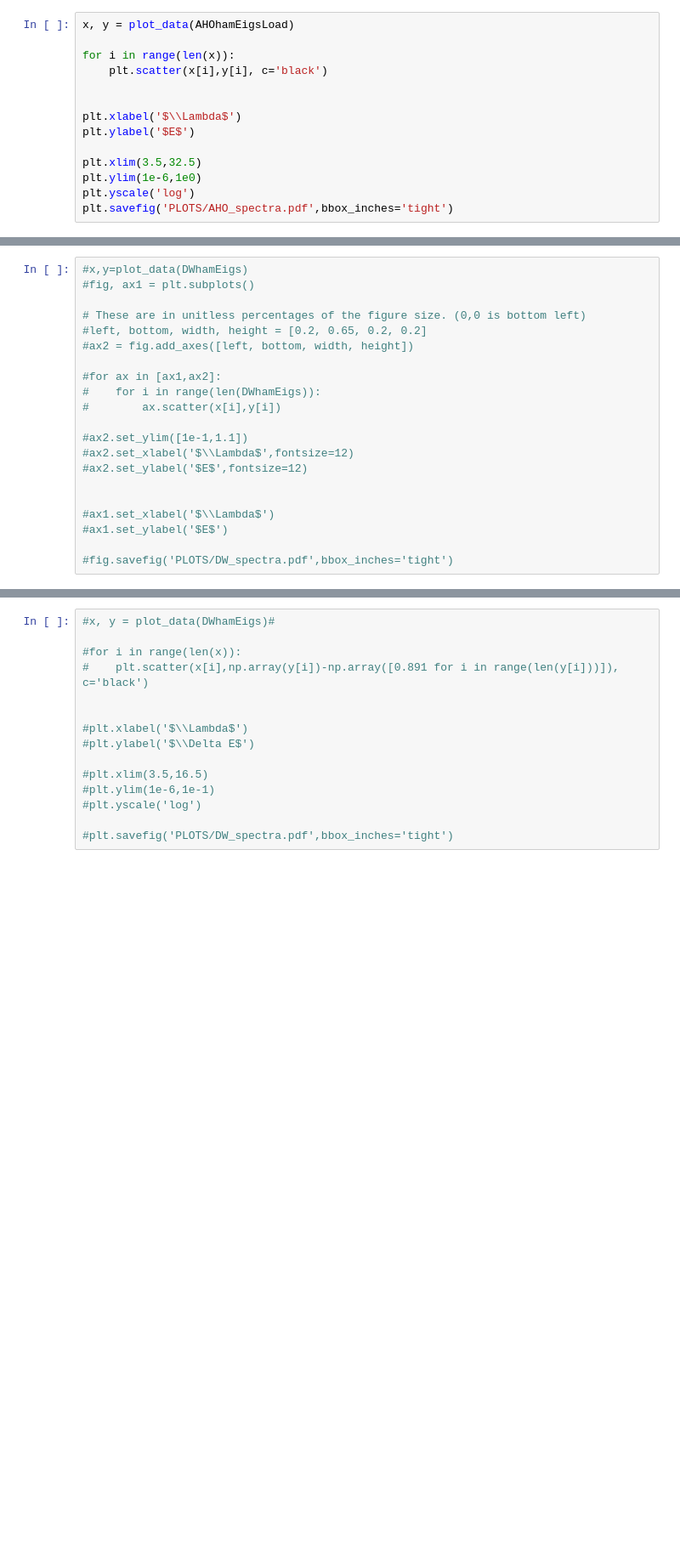
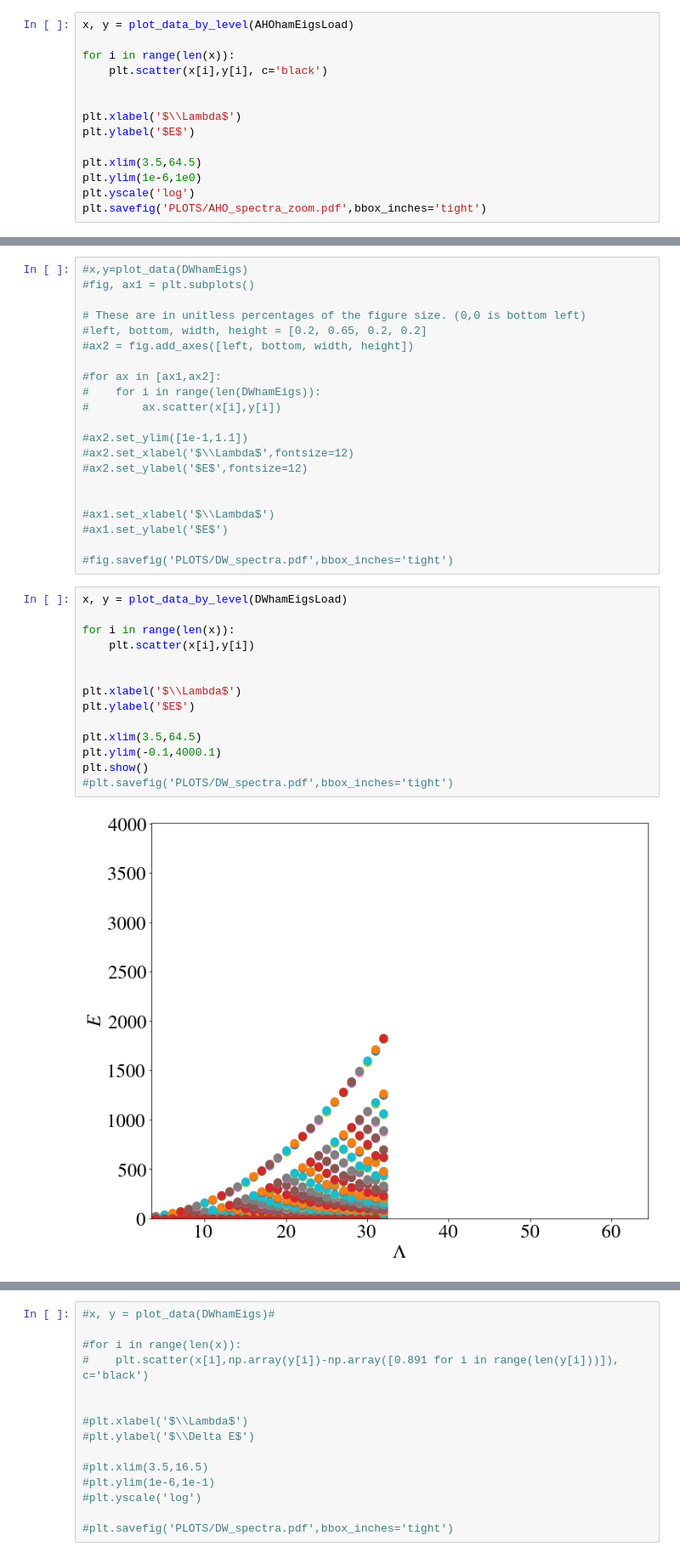
Before and after one commit to chrisculver/SUSY_QuantumComputing, a Jupyter notebook: tutorials/SpectraVSCutoff.ipynb, the cells around one changed output, grey strips where cells are left out. Shown at 85% size. Saved outputs shown, nothing was run; the diff lists cells and outputs as text; blank space fills up the shorter version.

```diff
--- a/tutorials/SpectraVSCutoff.ipynb
+++ b/tutorials/SpectraVSCutoff.ipynb
@@ -138,7 +175,7 @@ plt.savefig('PLOTS/AHO_spectra.pdf',bbox_inches='tight')
 # %% [raw]
 ###
 # %%
-x, y = plot_data(AHOhamEigsLoad)
+x, y = plot_data_by_level(AHOhamEigsLoad)
 
 for i in range(len(x)):
     plt.scatter(x[i],y[i], c='black')
@@ -147,8 +184,8 @@ for i in range(len(x)):
 plt.xlabel('$\\Lambda$')
 plt.ylabel('$E$')
 
-plt.xlim(3.5,32.5)
+plt.xlim(3.5,64.5)
 plt.ylim(1e-6,1e0)
 plt.yscale('log')
-plt.savefig('PLOTS/AHO_spectra.pdf',bbox_inches='tight')
+plt.savefig('PLOTS/AHO_spectra_zoom.pdf',bbox_inches='tight')
 # %% [output]
@@ -233,3 +270,19 @@ DWhamEigsLoad=pickle.load(open("DATA/dw_eigs_vs_cutoff.p","rb"))
 #ax1.set_ylabel('$E$')
 
 #fig.savefig('PLOTS/DW_spectra.pdf',bbox_inches='tight')
+# %%
+x, y = plot_data_by_level(DWhamEigsLoad)
+
+for i in range(len(x)):
+    plt.scatter(x[i],y[i])
+
+
+plt.xlabel('$\\Lambda$')
+plt.ylabel('$E$')
+
+plt.xlim(3.5,64.5)
+plt.ylim(-0.1,4000.1)
+plt.show()
+#plt.savefig('PLOTS/DW_spectra.pdf',bbox_inches='tight')
+# %% [output]
+[figure, added]
```
Also changed, not shown: parts of 16 cells of this notebook, 5 other files.
